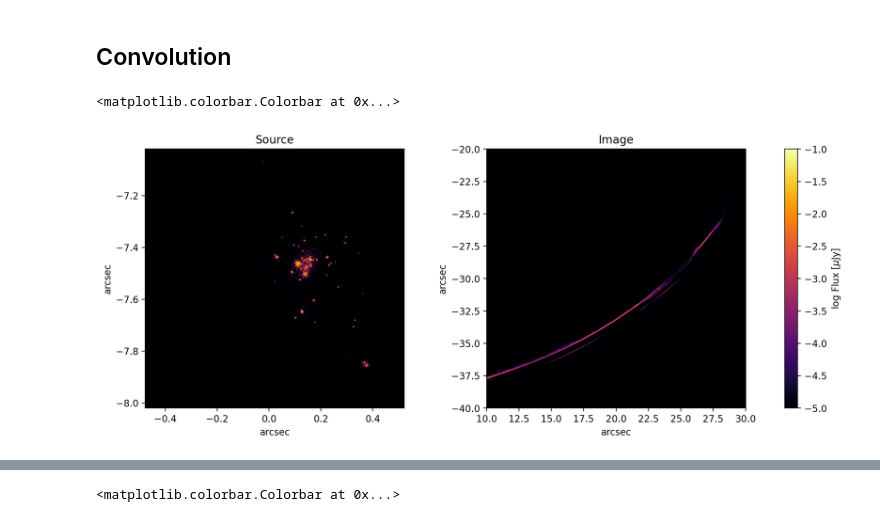
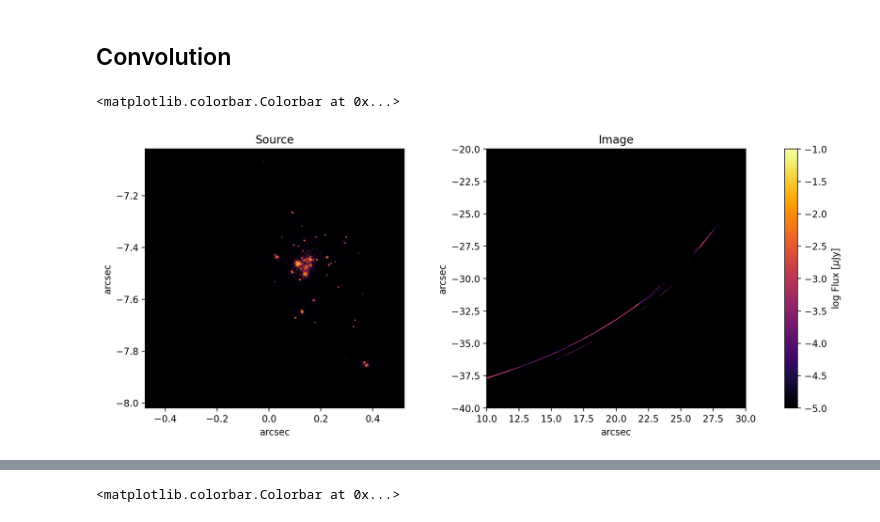
Before and after one commit to syp2001/gravitational-lensing, a Jupyter notebook: Lensing.ipynb, the cells around one changed output, grey strips where cells are left out. Cells and saved outputs as stored; diff of their text form; code cells hidden in the pictures.

```diff
--- a/Lensing.ipynb
+++ b/Lensing.ipynb
@@ -345,23 +339,20 @@ ax[0].set_ylim([-8,-7])
 # %%
 galaxy_center = (0,0.15) # relative to center of source plane
 galaxy_angle = 5
 
 # rotate and shift image
 transform = transform_image(galaxy_image, galaxy_angle, galaxy_center, galaxy_image.pixel_scale)
 
 # lens image
 lensed_image = ndimage.map_coordinates(transform, traced_grid, order=1, cval=float('nan'))
 lensed_image = np.reshape(lensed_image, (-1, int(reco_image_fov / detector_arcsec_per_pxl)))
 
-# downsample
-lensed_image = zoom(np.nan_to_num(lensed_image), 0.5,order=1)
-
 # plot source image
 fig, ax = plt.subplots(1, 2, figsize=(15, 5), dpi=200)
 
 im1 = plot_image(transform,source_center,source_fov,ax[0],"Source")
 im2 = plot_image(lensed_image,image_center,reco_image_fov,ax[1],"Image")
 fig.colorbar(im2, ax=ax, label="log Flux [$\mu$Jy]")
 # %% [output]
 <matplotlib.colorbar.Colorbar at 0x...>
-[figure, old version]
+[figure, new version]
```
Also changed, not shown: parts of 5 cells of this notebook.
